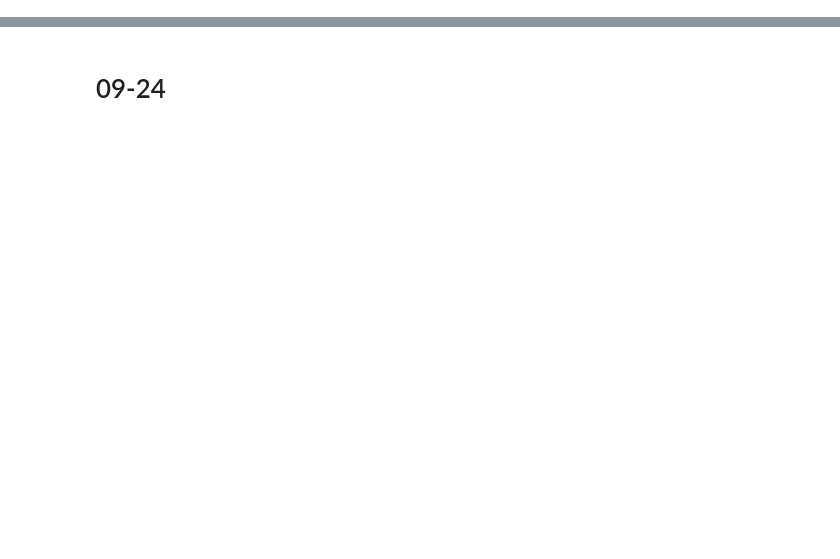
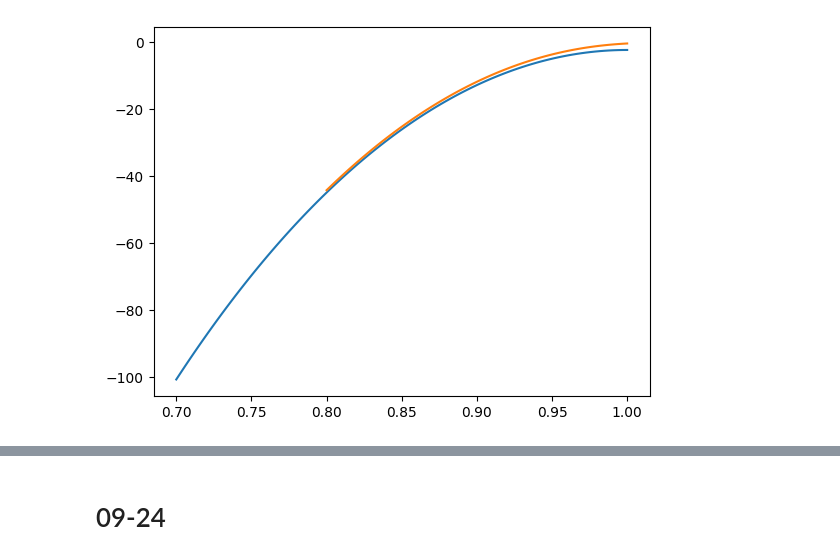
Before and after one commit to EleutherAI/basin-volume, a Jupyter notebook: mp_typical.ipynb, the cells around one changed output, grey strips where cells are left out. Drawn from its saved outputs; the diff is of its cells as text; code cells hidden in the pictures; blank space fills up the shorter version.

```diff
--- a/mp_typical.ipynb
+++ b/mp_typical.ipynb
@@ -10,0 +216,22 @@ reload(mp)
+# %%
+def hyperball_volume(dim):
+    return jnp.pi**(dim / 2) / jax.scipy.special.gamma(dim / 2 + 1)
+
+def hypersphere_area(dim):
+    return 2 * jnp.pi**(dim / 2) / jax.scipy.special.gamma(dim / 2)
+
+def small_hyperspherical_cap(dim, h):
+    r = jnp.sqrt(2 * h - h**2)
+    return hyperball_volume(dim - 1) * r**(dim - 1) / hypersphere_area(dim)
+
+def log_hyperball_volume(dim):
+    return (dim / 2) * jnp.log(jnp.pi) - jax.scipy.special.gammaln(dim / 2 + 1)
+
+def log_hypersphere_area(dim):
+    return jnp.log(2) + (dim / 2) * jnp.log(jnp.pi) - jax.scipy.special.gammaln(dim / 2)
+
+def log_small_hyperspherical_cap(dim, h, angle=False):
+    x = jnp.sqrt(2 * h - h**2)
+    t = jnp.arctan(x / (1 - h))
+    logr = jnp.log(t) if angle else jnp.log(x)
+    return (dim - 1) * logr + log_hyperball_volume(dim - 1) - log_hypersphere_area(dim)
@@ -10,0 +266,11 @@ reload(mp)
+# %%
+dim = 4810
+hs = jnp.linspace(0.7, 1, 100)
+plt.plot(hs, jnp.array([log_small_hyperspherical_cap(dim, h) / jnp.log(10) for h in hs]))
+plt.plot(hs, jnp.array([jnp.log(hyperspherical_cap(dim, h)) / jnp.log(10) for h in hs]))
+#plt.plot(hs, jnp.array([log_small_hyperspherical_cap(dim, h, angle=True) for h in hs]))
+#plt.yscale('log')
+# plt.xscale('log')
+plt.show()
+# %% [output]
+[figure, added]
```
Also changed, not shown: parts of 49 cells of this notebook.
